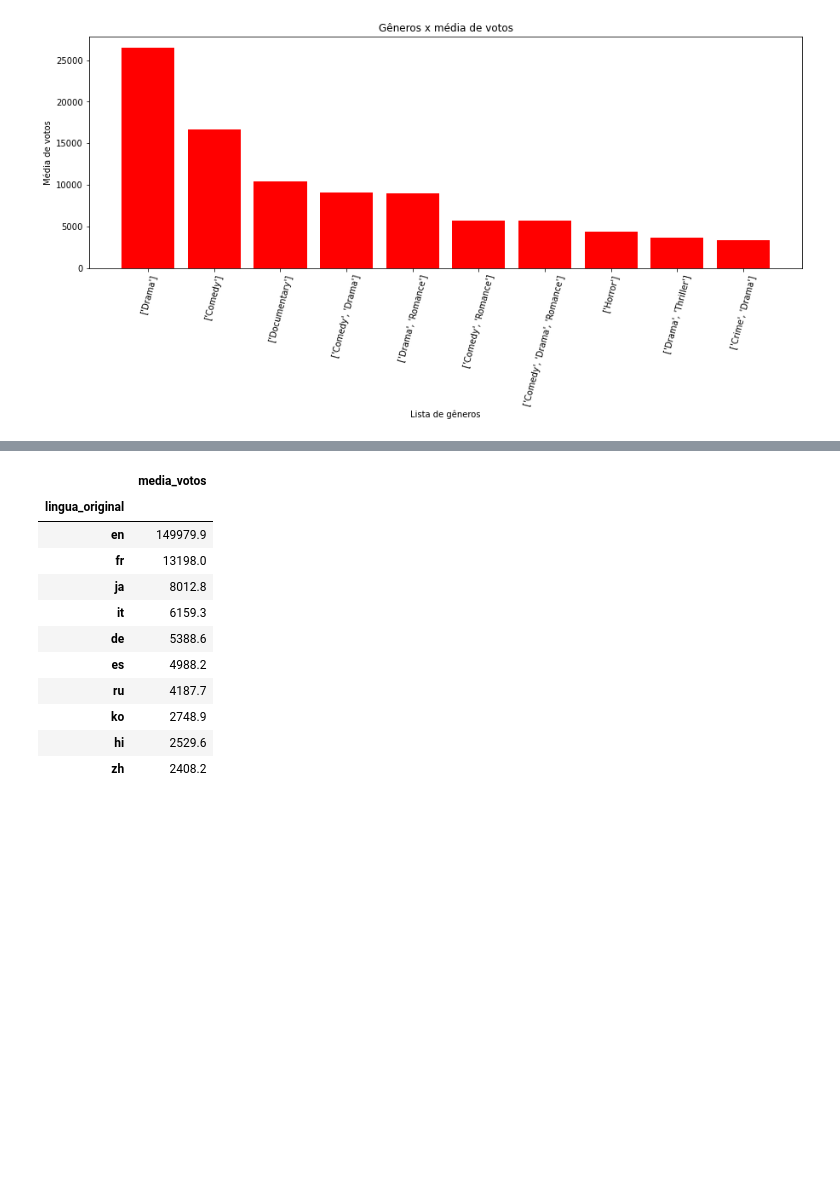
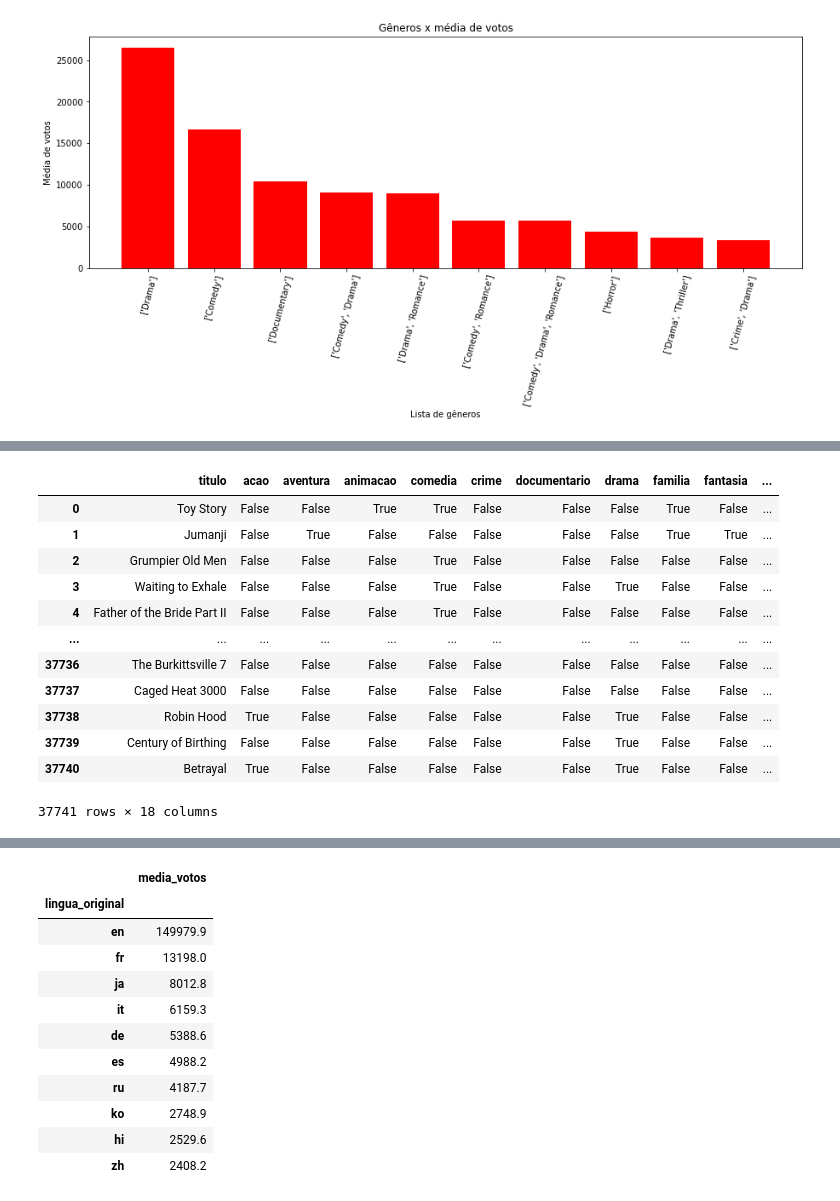
Before and after one commit to hericax/Pos, a Jupyter notebook: projeto_3/aed_projeto_3.ipynb, the cells around one changed output, grey strips where cells are left out. Cells and saved outputs as stored; diff of their text form; code cells hidden in the pictures; blank space fills up the shorter version.

```diff
--- a/projeto_3/aed_projeto_3.ipynb
+++ b/projeto_3/aed_projeto_3.ipynb
@@ -1517,0 +1804,18 @@ Text(0.5, 1.0, 'Gêneros x média de votos')
+# %%
+df_final[['titulo','acao', 'aventura', 'animacao', 'comedia', 'crime', 'documentario',
+       'drama', 'familia', 'fantasia', 'estrangeiro', 'historia', 'horror',
+       'musical', 'misterio', 'romance', 'ficcao_cientifica', 'filmes_tv']]
+# %% [output]
+|  | titulo | acao | aventura | animacao | comedia | crime | documentario | drama | familia | fantasia | ... |
+| 0 | Toy Story | False | False | True | True | False | False | False | True | False | ... |
+| 1 | Jumanji | False | True | False | False | False | False | False | True | True | ... |
+| 2 | Grumpier Old Men | False | False | False | True | False | False | False | False | False | ... |
+| 3 | Waiting to Exhale | False | False | False | True | False | False | True | False | False | ... |
+| 4 | Father of the Bride Part II | False | False | False | True | False | False | False | False | False | ... |
+| ... | ... | ... | ... | ... | ... | ... | ... | ... | ... | ... | ... |
+| 37736 | The Burkittsville 7 | False | False | False | False | False | False | False | False | False | ... |
+| 37737 | Caged Heat 3000 | False | False | False | False | False | False | False | False | False | ... |
+| 37738 | Robin Hood | True | False | False | False | False | False | True | False | False | ... |
+| 37739 | Century of Birthing | False | False | False | False | False | False | True | False | False | ... |
+| 37740 | Betrayal | True | False | False | False | False | False | True | False | False | ... |
+37741 rows × 18 columns
```
Also changed, not shown: parts of 62 cells of this notebook, 10 other files.
